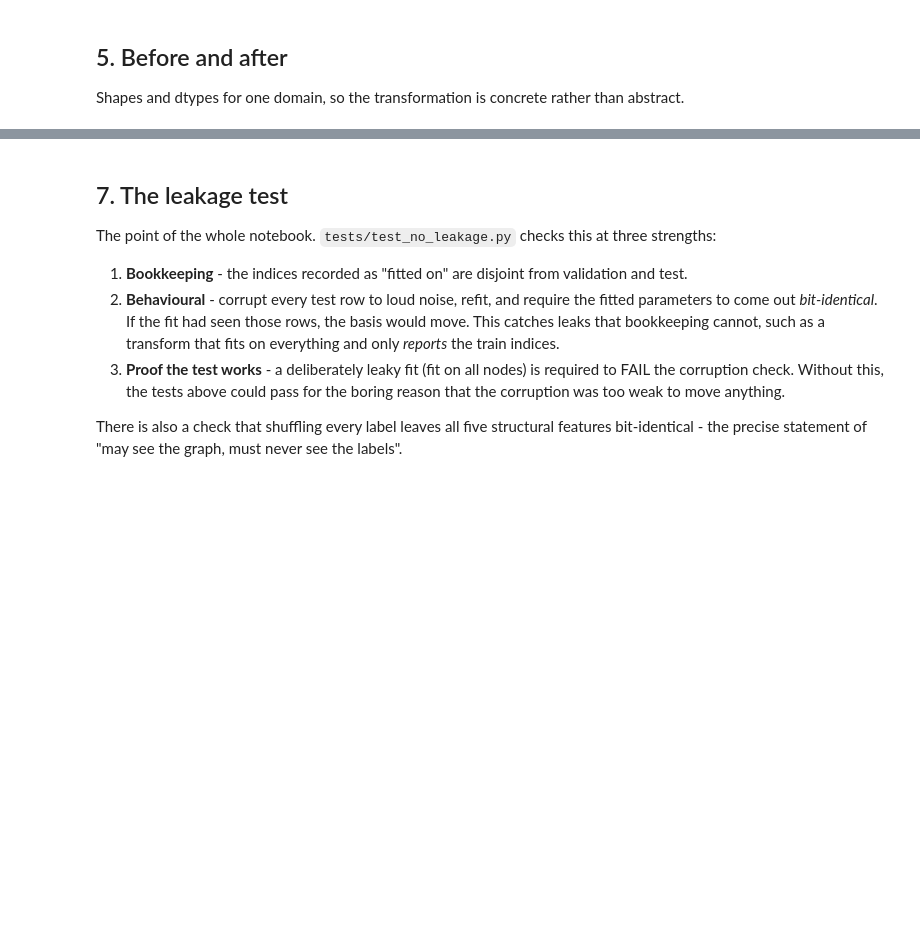
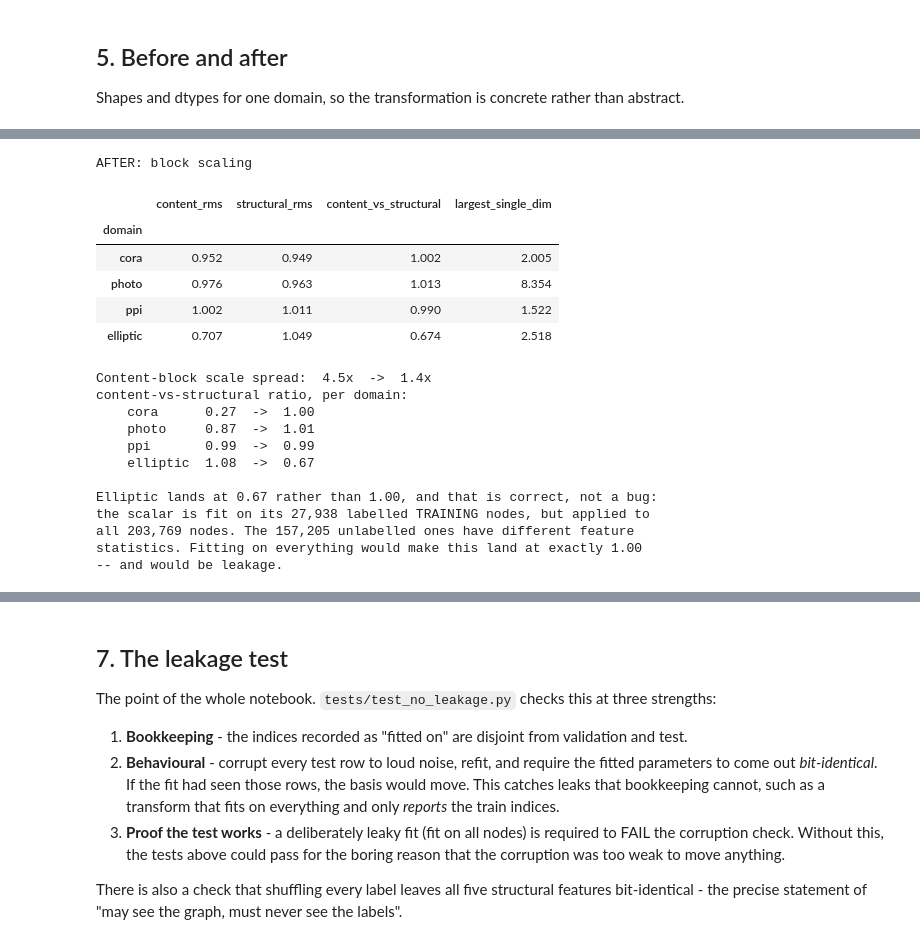
Before and after one commit to kibda/OmniGraph, a Jupyter notebook: notebooks/02_features.ipynb, the cells around one changed output, grey strips where cells are left out. Cells and saved outputs as stored; diff of their text form; code cells hidden in the pictures; blank space fills up the shorter version.

```diff
--- a/notebooks/02_features.ipynb
+++ b/notebooks/02_features.ipynb
@@ -377,0 +409,36 @@ this table is the evidence for deciding whether it should be.
+# %%
+after = scale_report("block")
+display(after.style.format("{:.3f}").set_caption("AFTER: block scaling"))
+
+spread_after = after["content_rms"].max() / after["content_rms"].min()
+print(f"\nContent-block scale spread:  {spread:.1f}x  ->  {spread_after:.1f}x")
+print("content-vs-structural ratio, per domain:")
+for name in after.index:
+    print(f"    {name:<9} {before.loc[name, 'content_vs_structural']:.2f}  ->  "
+          f"{after.loc[name, 'content_vs_structural']:.2f}")
+
+print("\nElliptic lands at 0.67 rather than 1.00, and that is correct, not a bug:")
+print("the scalar is fit on its 27,938 labelled TRAINING nodes, but applied to")
+print("all 203,769 nodes. The 157,205 unlabelled ones have different feature")
+print("statistics. Fitting on everything would make this land at exactly 1.00")
+print("-- and would be leakage.")
+# %% [output]
+AFTER: block scaling
+|  | content_rms | structural_rms | content_vs_structural | largest_single_dim |
+| domain |  |  |  |  |
+| cora | 0.952 | 0.949 | 1.002 | 2.005 |
+| photo | 0.976 | 0.963 | 1.013 | 8.354 |
+| ppi | 1.002 | 1.011 | 0.990 | 1.522 |
+| elliptic | 0.707 | 1.049 | 0.674 | 2.518 |
+Content-block scale spread:  4.5x  ->  1.4x
+content-vs-structural ratio, per domain:
+    cora      0.27  ->  1.00
+    photo     0.87  ->  1.01
+    ppi       0.99  ->  0.99
+    elliptic  1.08  ->  0.67
+
+Elliptic lands at 0.67 rather than 1.00, and that is correct, not a bug:
+the scalar is fit on its 27,938 labelled TRAINING nodes, but applied to
+all 203,769 nodes. The 157,205 unlabelled ones have different feature
+statistics. Fitting on everything would make this land at exactly 1.00
+-- and would be leakage.
```
Also changed, not shown: parts of 14 cells of this notebook, 4 other files.
